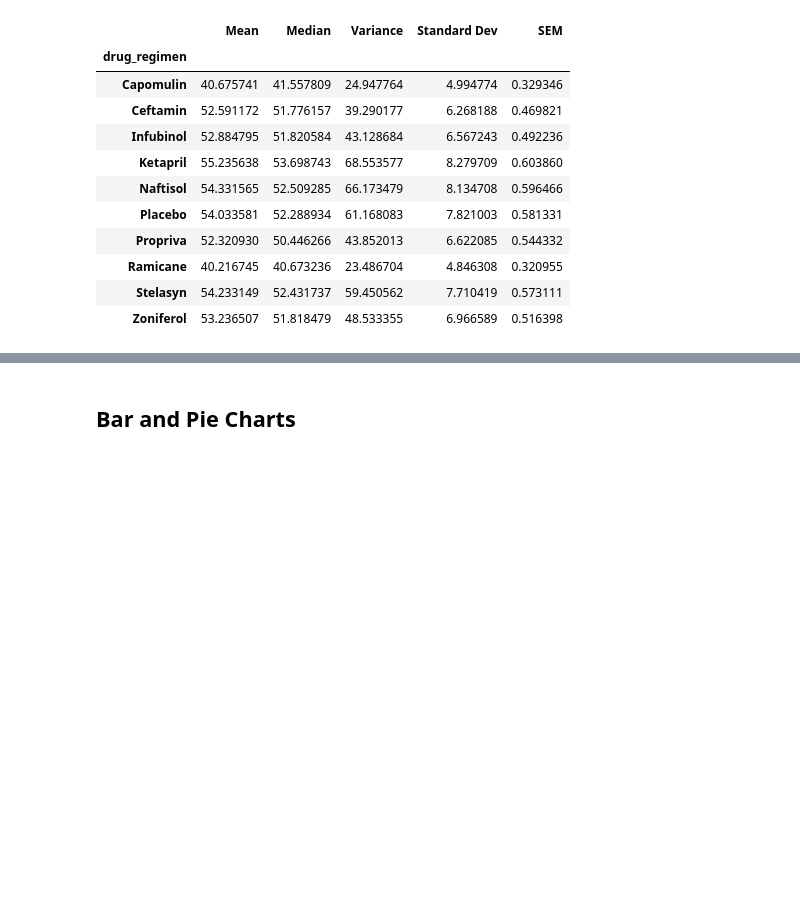
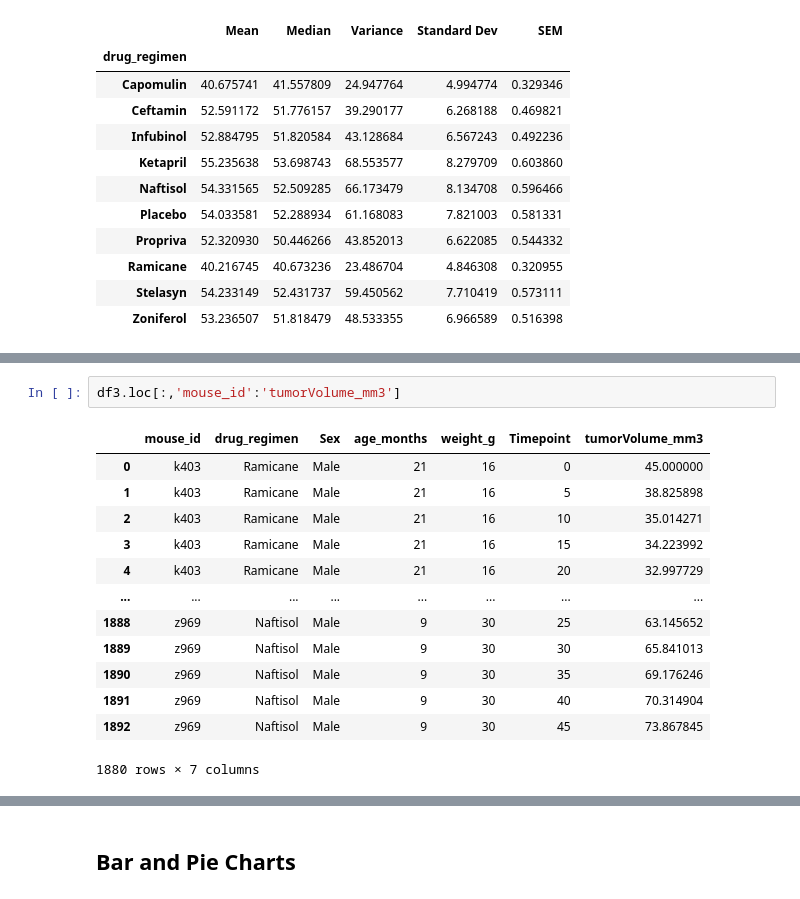
Before and after one commit to Brandilyn0506/smu-data-12-21-homework, a Jupyter notebook: 05-Matplotlib/Instructions/Pymaceuticals/-hall.ipynb, the cells around one changed output, grey strips where cells are left out. Saved outputs shown, nothing was run; the diff lists cells and outputs as text; blank space fills up the shorter version.

```diff
--- a/05-Matplotlib/Instructions/Pymaceuticals/-hall.ipynb
+++ b/05-Matplotlib/Instructions/Pymaceuticals/-hall.ipynb
@@ -248,2 +273,18 @@ sumtable
+# %%
+df3.loc[:,'mouse_id':'tumorVolume_mm3']
+# %% [output]
+|  | mouse_id | drug_regimen | Sex | age_months | weight_g | Timepoint | tumorVolume_mm3 |
+| 0 | k403 | Ramicane | Male | 21 | 16 | 0 | 45.000000 |
+| 1 | k403 | Ramicane | Male | 21 | 16 | 5 | 38.825898 |
+| 2 | k403 | Ramicane | Male | 21 | 16 | 10 | 35.014271 |
+| 3 | k403 | Ramicane | Male | 21 | 16 | 15 | 34.223992 |
+| 4 | k403 | Ramicane | Male | 21 | 16 | 20 | 32.997729 |
+| ... | ... | ... | ... | ... | ... | ... | ... |
+| 1888 | z969 | Naftisol | Male | 9 | 30 | 25 | 63.145652 |
+| 1889 | z969 | Naftisol | Male | 9 | 30 | 30 | 65.841013 |
+| 1890 | z969 | Naftisol | Male | 9 | 30 | 35 | 69.176246 |
+| 1891 | z969 | Naftisol | Male | 9 | 30 | 40 | 70.314904 |
+| 1892 | z969 | Naftisol | Male | 9 | 30 | 45 | 73.867845 |
+1880 rows × 7 columns
 # %%
 # Generate a summary statistics table of mean, median, variance, standard deviation, and SEM of the tumor volume for each regimen
```
Also changed, not shown: parts of 3 cells of this notebook, 27 other files.
